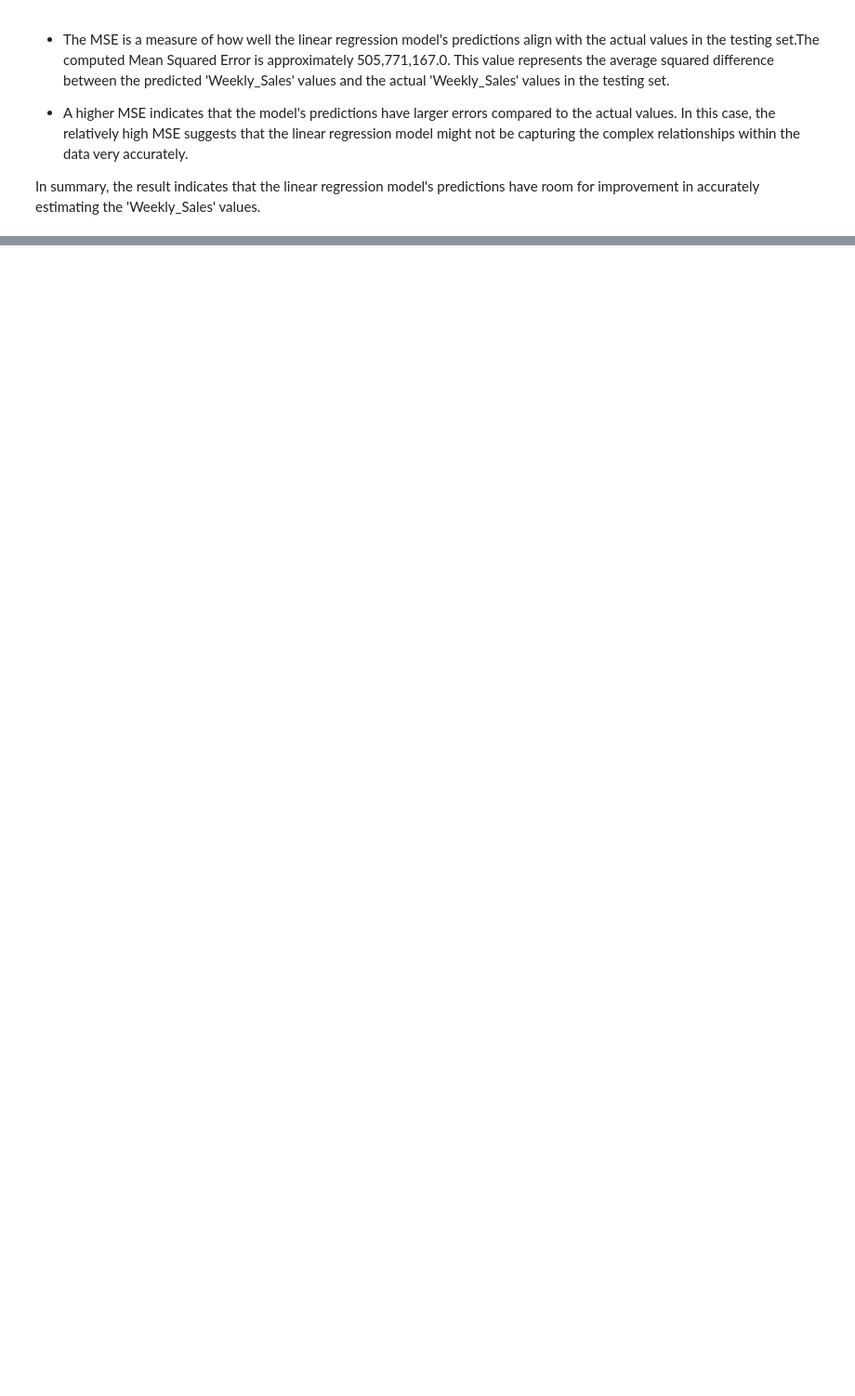
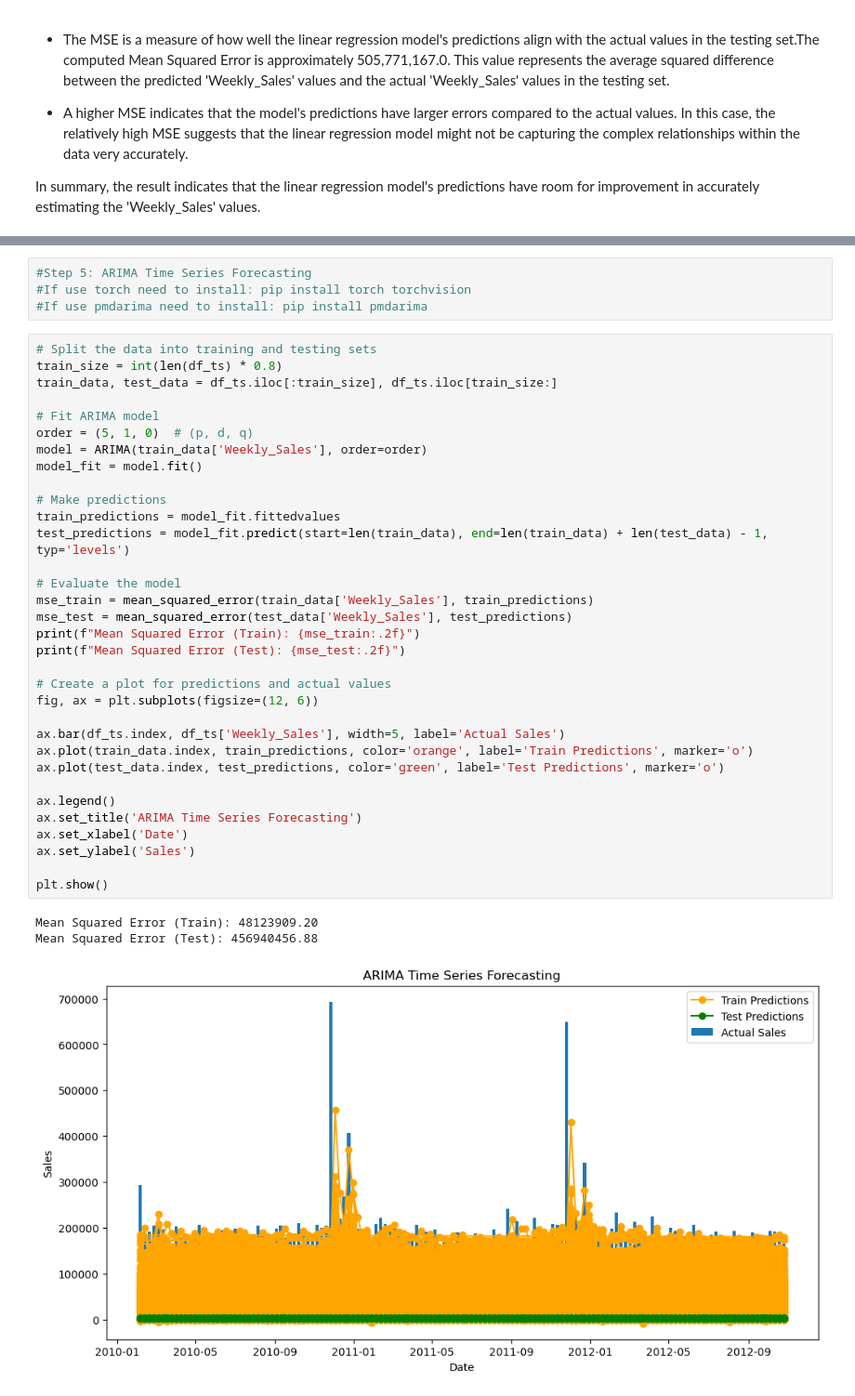
Before and after one commit to aunhengly/ana500-microProject, a Jupyter notebook: Hengly-project-#4-Walmart.ipynb, the cells around one changed output, grey strips where cells are left out. Shown: that part at 93% size. Saved outputs shown, nothing was run; the diff lists cells and outputs as text; blank space fills up the shorter version.

```diff
--- a/Hengly-project-#4-Walmart.ipynb
+++ b/Hengly-project-#4-Walmart.ipynb
@@ -203,0 +398,41 @@ In summary, the result indicates that the linear regression model's predictions
+# %%
+#Step 5: ARIMA Time Series Forecasting
+#If use torch need to install: pip install torch torchvision
+#If use pmdarima need to install: pip install pmdarima
+# %%
+# Split the data into training and testing sets
+train_size = int(len(df_ts) * 0.8)
+train_data, test_data = df_ts.iloc[:train_size], df_ts.iloc[train_size:]
+
+# Fit ARIMA model
+order = (5, 1, 0)  # (p, d, q)
+model = ARIMA(train_data['Weekly_Sales'], order=order)
+model_fit = model.fit()
+
+# Make predictions
+train_predictions = model_fit.fittedvalues
+test_predictions = model_fit.predict(start=len(train_data), end=len(train_data) + len(test_data) - 1, typ='levels')
+
+# Evaluate the model
+mse_train = mean_squared_error(train_data['Weekly_Sales'], train_predictions)
+mse_test = mean_squared_error(test_data['Weekly_Sales'], test_predictions)
+print(f"Mean Squared Error (Train): {mse_train:.2f}")
+print(f"Mean Squared Error (Test): {mse_test:.2f}")
+
+# Create a plot for predictions and actual values
+fig, ax = plt.subplots(figsize=(12, 6))
+
+ax.bar(df_ts.index, df_ts['Weekly_Sales'], width=5, label='Actual Sales')
+ax.plot(train_data.index, train_predictions, color='orange', label='Train Predictions', marker='o')
+ax.plot(test_data.index, test_predictions, color='green', label='Test Predictions', marker='o')
+
+ax.legend()
+ax.set_title('ARIMA Time Series Forecasting')
+ax.set_xlabel('Date')
+ax.set_ylabel('Sales')
+
+plt.show()
+# %% [output]
+Mean Squared Error (Train): 48123909.20
+Mean Squared Error (Test): 456940456.88
+[figure, added]
```
Also changed, not shown: parts of 14 cells of this notebook, 1 other file.
